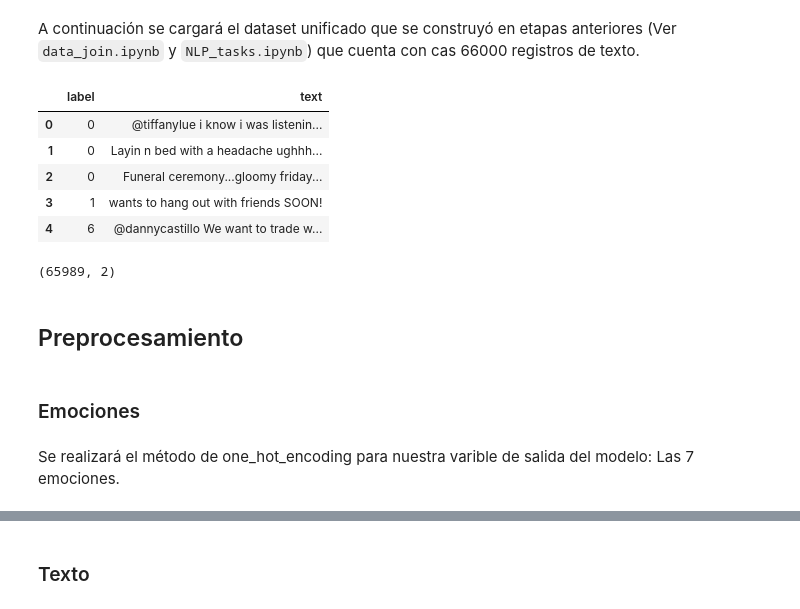
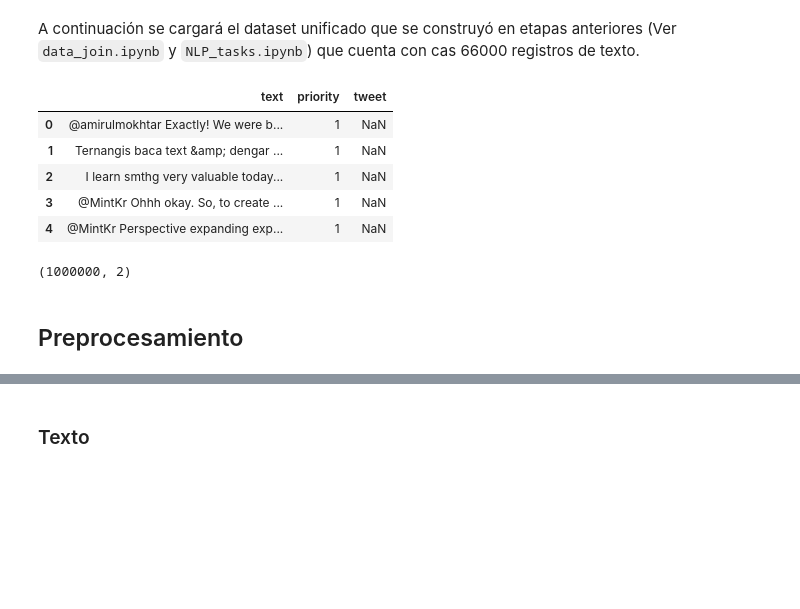
Before and after one commit to jcguerra10/SentimentRecognition, a Jupyter notebook: jupyter/models/LSTM_GloVe_text_sentiment_analysis.ipynb, the cells around one changed output, grey strips where cells are left out. Cells and saved outputs as stored; diff of their text form; code cells hidden in the pictures; blank space fills up the shorter version.

```diff
--- a/jupyter/models/LSTM_GloVe_text_sentiment_analysis.ipynb
+++ b/jupyter/models/LSTM_GloVe_text_sentiment_analysis.ipynb
@@ -9,22 +9,19 @@ para el set de datos de texto.
 A continuación se cargará el dataset unificado que se construyó en etapas anteriores (Ver `data_join.ipynb` y `NLP_tasks.ipynb`) que cuenta con cas 66000 registros de texto.
 # %%
 import pandas as pd
-data = pd.read_csv('../../data/cleaned/out.csv')
+data = pd.read_csv('../../data/text/cleaned/final.csv', nrows=1000000)
 data.head()
 # %% [output]
-|  | label | text |
-| 0 | 0 | @tiffanylue i know i was listenin... |
-| 1 | 0 | Layin n bed with a headache ughhh... |
-| 2 | 0 | Funeral ceremony...gloomy friday... |
-| 3 | 1 | wants to hang out with friends SOON! |
-| 4 | 6 | @dannycastillo We want to trade w... |
+|  | text | priority | tweet |
+| 0 | @amirulmokhtar Exactly! We were b... | 1 | NaN |
+| 1 | Ternangis baca text &amp; dengar ... | 1 | NaN |
+| 2 | I learn smthg very valuable today... | 1 | NaN |
+| 3 | @MintKr Ohhh okay. So, to create ... | 1 | NaN |
+| 4 | @MintKr Perspective expanding exp... | 1 | NaN |
-# %%
-data.shape
-# %% [output]
-(65989, 2)
+# %%
+data.drop(columns=['tweet'], inplace=True)
+data.shape
+# %% [output]
+(1000000, 2)
 # %% [markdown]
 ## Preprocesamiento
-# %% [markdown]
-### Emociones
-# %% [markdown]
-Se realizará el método de one_hot_encoding para nuestra varible de salida del modelo: Las 7 emociones.
```
Also changed, not shown: parts of 21 cells of this notebook.
